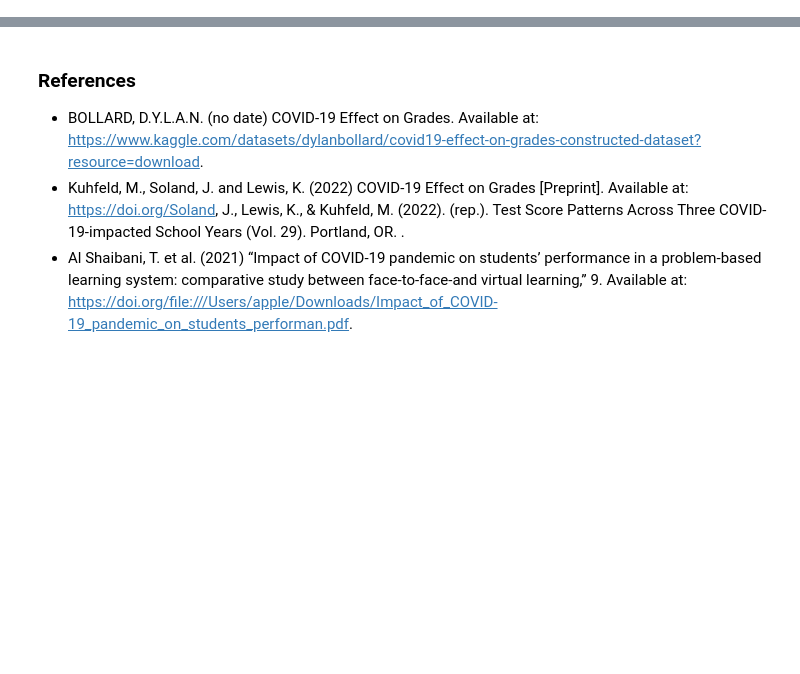
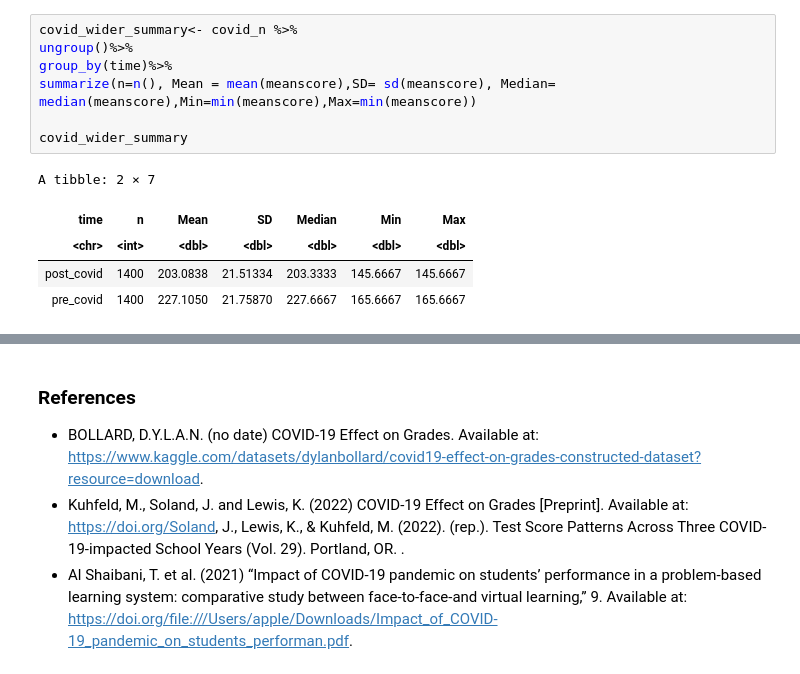
Before and after one commit to dylanc9918/STAT_201_Project, a Jupyter notebook: Proposal.ipynb, the cells around one changed output, grey strips where cells are left out. Saved outputs shown, nothing was run; the diff lists cells and outputs as text; blank space fills up the shorter version.

```diff
--- a/Proposal.ipynb
+++ b/Proposal.ipynb
@@ -83,0 +104,13 @@ A tibble: 2 × 3
+# %%
+covid_wider_summary<- covid_n %>%
+ungroup()%>%
+group_by(time)%>%
+summarize(n=n(), Mean = mean(meanscore),SD= sd(meanscore), Median= median(meanscore),Min=min(meanscore),Max=min(meanscore))
+
+covid_wider_summary
+# %% [output]
+A tibble: 2 × 7
+| time | n | Mean | SD | Median | Min | Max |
+| <chr> | <int> | <dbl> | <dbl> | <dbl> | <dbl> | <dbl> |
+| post_covid | 1400 | 203.0838 | 21.51334 | 203.3333 | 145.6667 | 145.6667 |
+| pre_covid | 1400 | 227.1050 | 21.75870 | 227.6667 | 165.6667 | 165.6667 |
```
Also changed, not shown: parts of 29 cells of this notebook.
